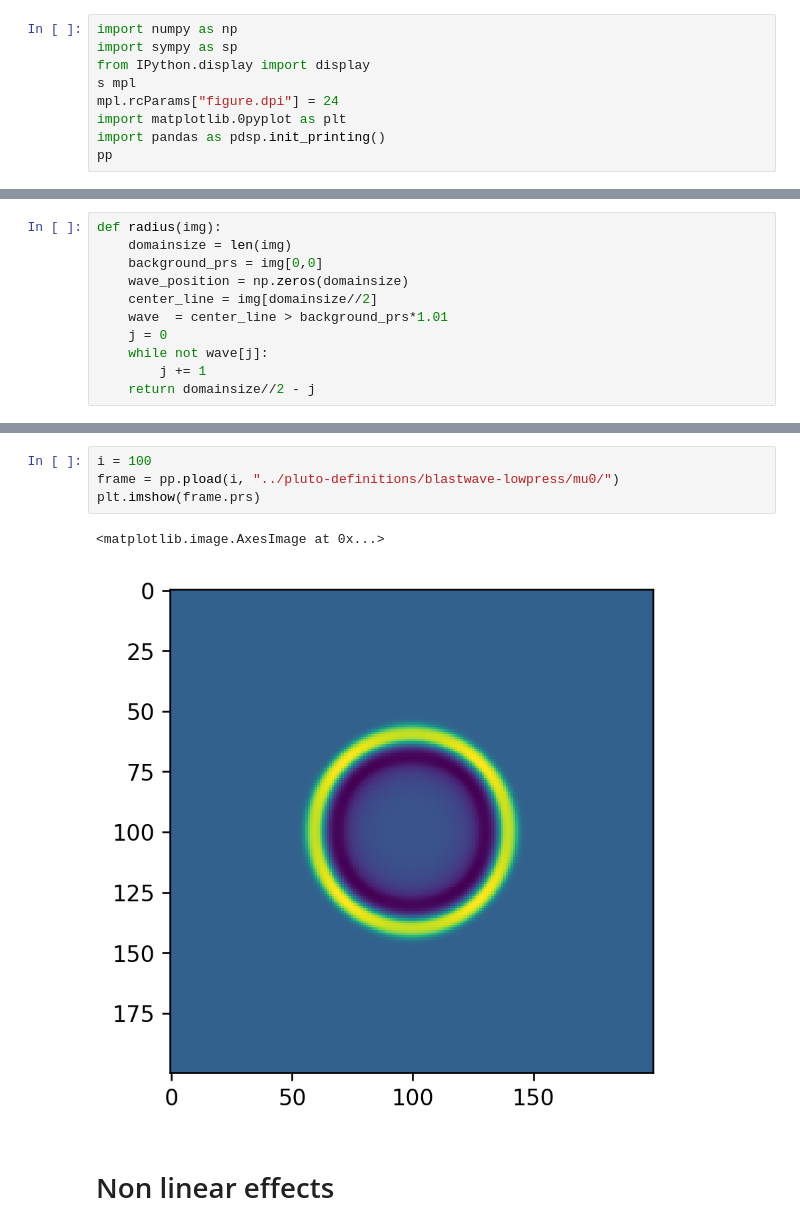
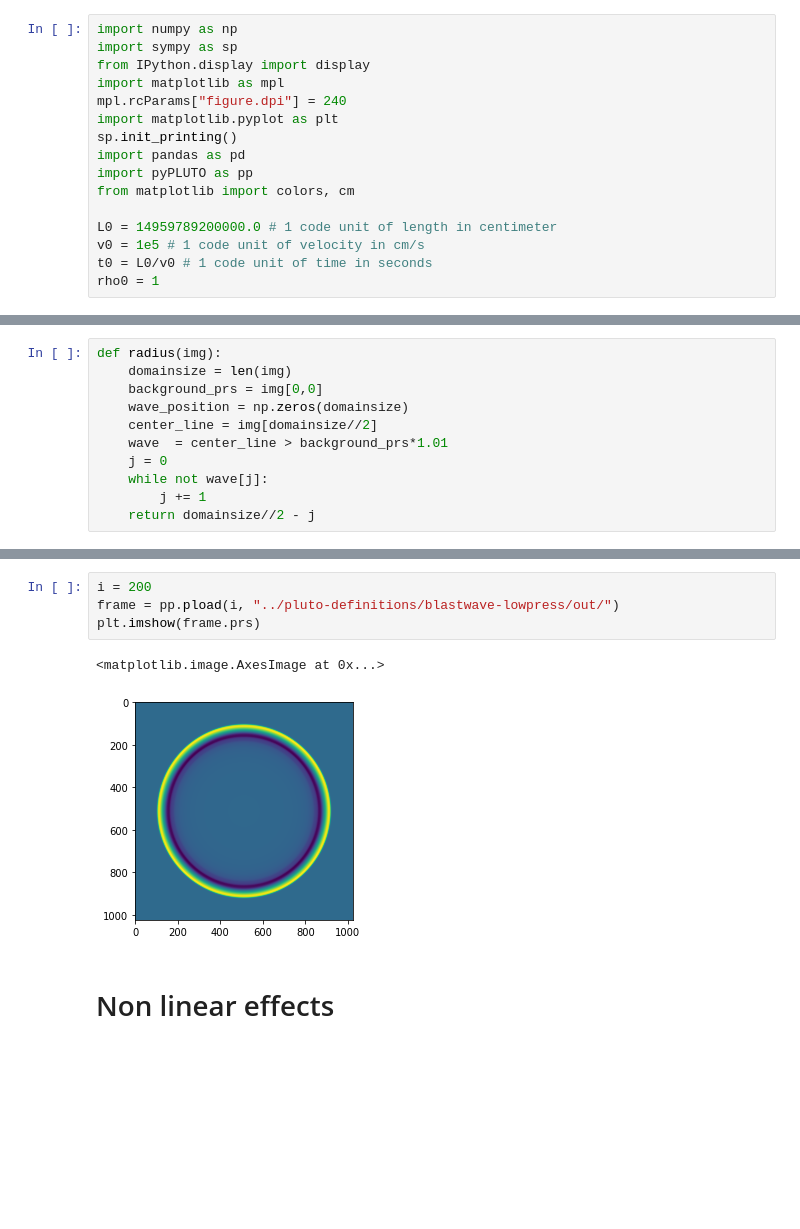
Before and after one commit to MichaelMaex/eindproject-2, a Jupyter notebook: notebooks/Blastwavelowpress.ipynb, the cells around one changed output, grey strips where cells are left out. Saved outputs shown, nothing was run; the diff lists cells and outputs as text; blank space fills up the shorter version.

```diff
--- a/notebooks/Blastwavelowpress.ipynb
+++ b/notebooks/Blastwavelowpress.ipynb
@@ -2,8 +2,15 @@
 import numpy as np
 import sympy as sp
 from IPython.display import display
-s mpl
-mpl.rcParams["figure.dpi"] = 24
-import matplotlib.0pyplot as plt
-import pandas as pdsp.init_printing()
-pp
+import matplotlib as mpl
+mpl.rcParams["figure.dpi"] = 240
+import matplotlib.pyplot as plt
+sp.init_printing()
+import pandas as pd
+import pyPLUTO as pp
+from matplotlib import colors, cm
+
+L0 = 14959789200000.0 # 1 code unit of length in centimeter
+v0 = 1e5 # 1 code unit of velocity in cm/s
+t0 = L0/v0 # 1 code unit of time in seconds
+rho0 = 1
@@ -44,10 +44,10 @@ plt.legend()
 # %%
-i = 100
-frame = pp.pload(i, "../pluto-definitions/blastwave-lowpress/mu0/")
+i = 200
+frame = pp.pload(i, "../pluto-definitions/blastwave-lowpress/out/")
 plt.imshow(frame.prs)
 # %% [output]
 <matplotlib.image.AxesImage at 0x...>
-[figure, old version]
+[figure, new version]
 # %% [markdown]
 # Non linear effects
 # %%
```
Also changed, not shown: parts of 5 cells of this notebook, 41 other files.
